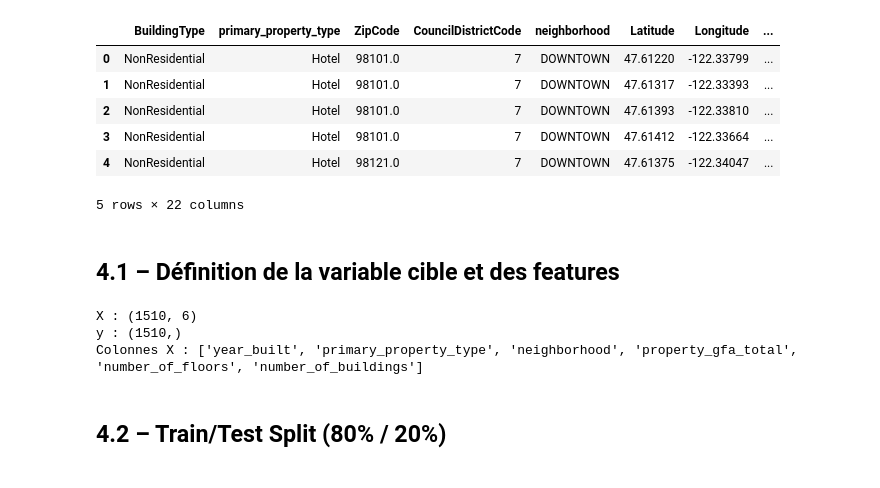
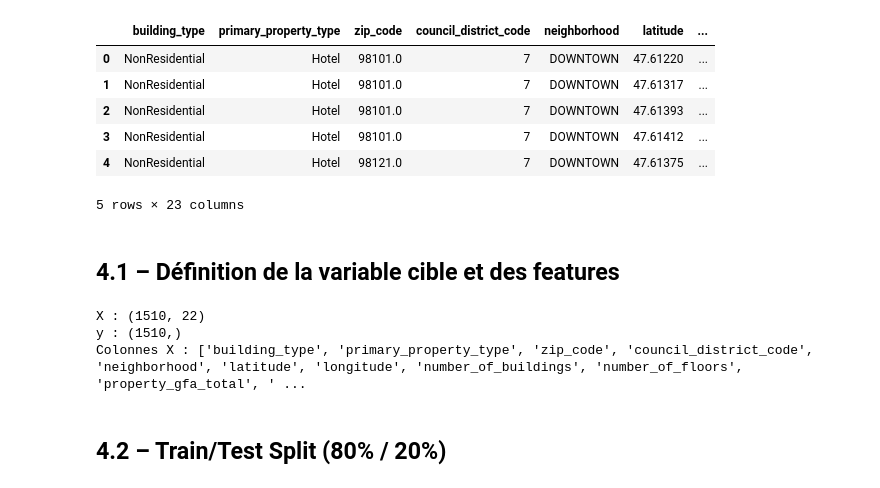
Before and after one commit to Melkia44/P6, a Jupyter notebook: TrainTest.ipynb, the cells around one changed output. Cells and saved outputs as stored; diff of their text form; code cells hidden in the pictures.

```diff
--- a/TrainTest.ipynb
+++ b/TrainTest.ipynb
@@ -1,54 +1,56 @@
 # %%
 import pandas as pd
 
-df = pd.read_csv("df_features.csv")
+df = df.rename(columns={
+    # Identité / localisation
+    "BuildingType": "building_type",
+    "ZipCode": "zip_code",
+    "CouncilDistrictCode": "council_district_code",
+    "Latitude": "latitude",
+    "Longitude": "longitude",
 
-df = df.rename(columns={
-    "YearBuilt": "year_built",
-    "PrimaryPropertyType": "primary_property_type",
-    "Neighborhood": "neighborhood",
-    "PropertyGFATotal": "property_gfa_total",
-    "NumberofFloors": "number_of_floors",
-    "NumberofBuildings": "number_of_buildings"
+    # Surfaces / usages
+    "PropertyGFAParking": "property_gfa_parking",
+    "LargestPropertyUseType": "largest_property_use_type",
+    "SecondLargestPropertyUseType": "second_largest_property_use_type",
+    "SecondLargestPropertyUseTypeGFA": "second_largest_property_use_type_gfa",
+    "ThirdLargestPropertyUseType": "third_largest_property_use_type",
+    "ThirdLargestPropertyUseTypeGFA": "third_largest_property_use_type_gfa",
+
+    # Features dérivées
+    "buildingage": "building_age",
+    "UsageCount": "usage_count",
+    "ParkingRatio": "parking_ratio",
+    "FloorDensity": "floor_density",
+    "DistanceToDowntown_km": "distance_to_downtown_km",
 })
 
 df.head()
 # %% [output]
-|  | BuildingType | primary_property_type | ZipCode | CouncilDistrictCode | neighborhood | Latitude | Longitude | ... |
-| 0 | NonResidential | Hotel | 98101.0 | 7 | DOWNTOWN | 47.61220 | -122.33799 | ... |
-| 1 | NonResidential | Hotel | 98101.0 | 7 | DOWNTOWN | 47.61317 | -122.33393 | ... |
-| 2 | NonResidential | Hotel | 98101.0 | 7 | DOWNTOWN | 47.61393 | -122.33810 | ... |
-| 3 | NonResidential | Hotel | 98101.0 | 7 | DOWNTOWN | 47.61412 | -122.33664 | ... |
-| 4 | NonResidential | Hotel | 98121.0 | 7 | DOWNTOWN | 47.61375 | -122.34047 | ... |
+|  | building_type | primary_property_type | zip_code | council_district_code | neighborhood | latitude | ... |
+| 0 | NonResidential | Hotel | 98101.0 | 7 | DOWNTOWN | 47.61220 | ... |
+| 1 | NonResidential | Hotel | 98101.0 | 7 | DOWNTOWN | 47.61317 | ... |
+| 2 | NonResidential | Hotel | 98101.0 | 7 | DOWNTOWN | 47.61393 | ... |
+| 3 | NonResidential | Hotel | 98101.0 | 7 | DOWNTOWN | 47.61412 | ... |
+| 4 | NonResidential | Hotel | 98121.0 | 7 | DOWNTOWN | 47.61375 | ... |
-5 rows × 22 columns
+5 rows × 23 columns
 # %% [markdown]
 ## 4.1 – Définition de la variable cible et des features
 # %%
 TARGET = "SiteEUIWN(kBtu/sf)"
 
-# ---------------------------
-# Features utilisées par l’API BentoML
-# ---------------------------
-features = [
-    "year_built",
-    "primary_property_type",
-    "neighborhood",
-    "property_gfa_total",
-    "number_of_floors",
-    "number_of_buildings",
-]
+features = [c for c in df_model.columns if c != TARGET]
 
-X = df[features]
-y = df[TARGET]
-
+X = df_model[features]
+y = df_model[TARGET]
 
 print("X :", X.shape)
 print("y :", y.shape)
 print("Colonnes X :", list(X.columns))
 # %% [output]
-X : (1510, 6)
+X : (1510, 22)
 y : (1510,)
-Colonnes X : ['year_built', 'primary_property_type', 'neighborhood', 'property_gfa_total', 'number_of_floors', 'number_of_buildings']
+Colonnes X : ['building_type', 'primary_property_type', 'zip_code', 'council_district_code', 'neighborhood', 'latitude', 'longitude', 'number_of_buildings', 'number_of_floors', 'property_gfa_total', ' ...
 # %% [markdown]
 ## 4.2 – Train/Test Split (80% / 20%)
 # %%
```
Also changed, not shown: parts of 28 cells of this notebook, 3 other files.
